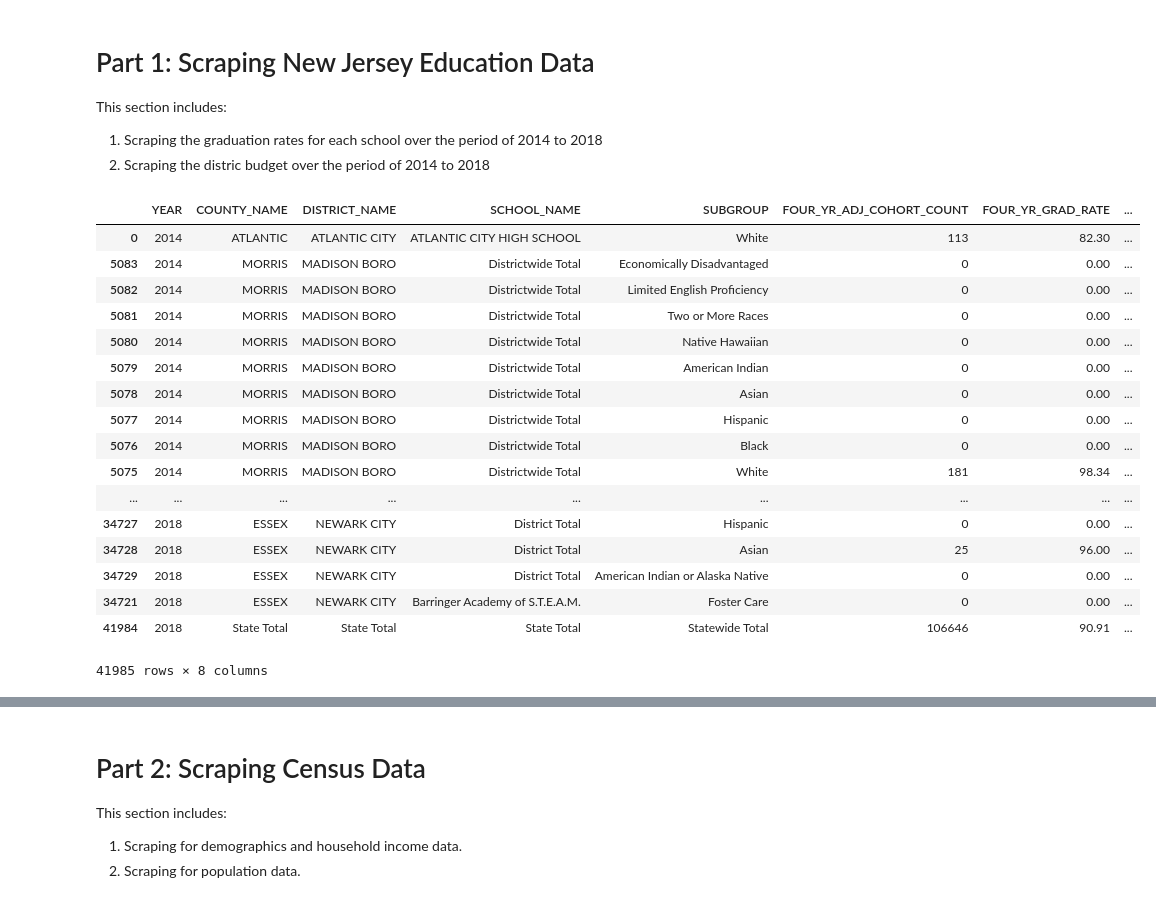
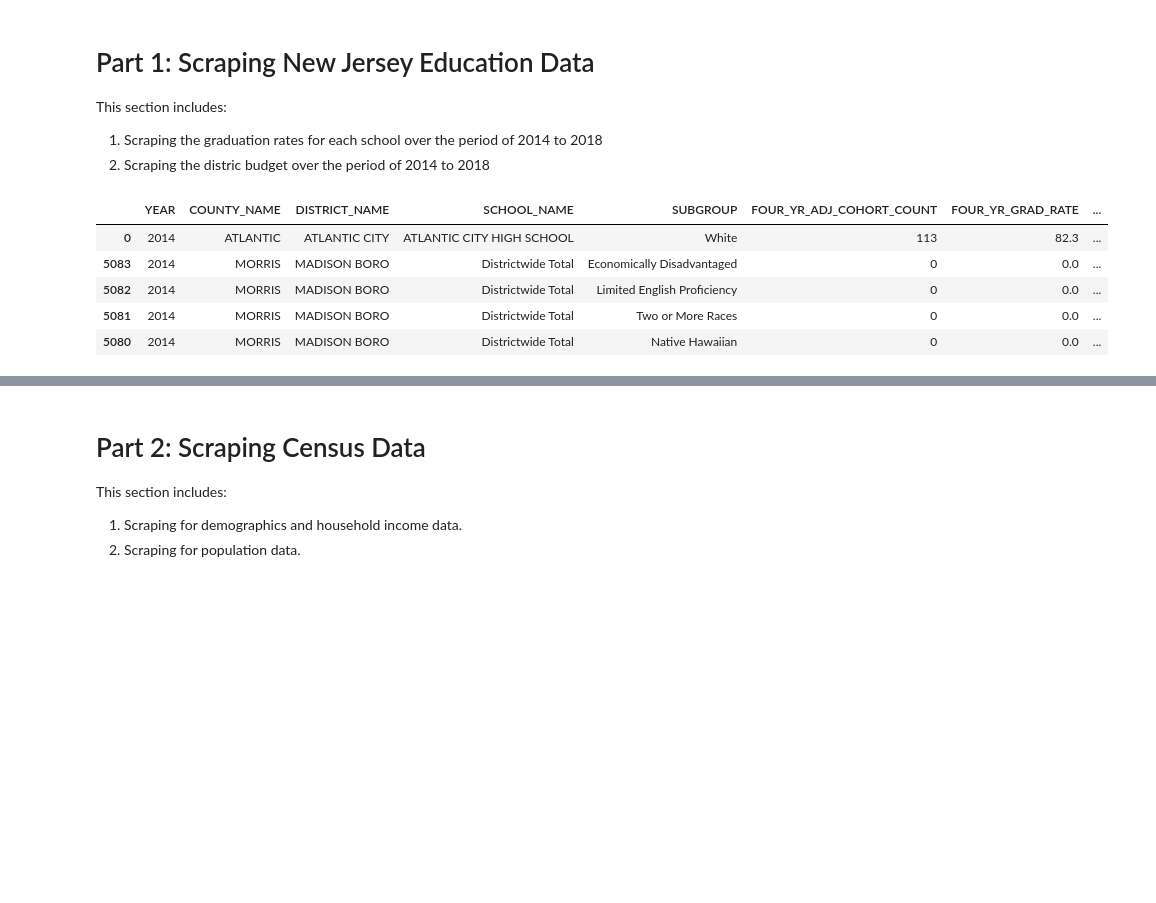
Before and after one commit to ramsun/nj-education, a Jupyter notebook: education_ETL.ipynb, the cells around one changed output, grey strips where cells are left out. Saved outputs shown, nothing was run; the diff lists cells and outputs as text; code cells hidden in the pictures; blank space fills up the shorter version.

Commit message:
Only shows df head now

```diff
--- a/education_ETL.ipynb
+++ b/education_ETL.ipynb
@@ -60,51 +60,39 @@ for (file, year) in zip(districts_list, years):
     # Read data & add to dataframe
     grad_label = pd.read_csv(data)
     df_label = pd.DataFrame(grad_label)
 
     # Transform the scraped data
     # replace * with 0
     df_label['FOUR_YR_GRAD_RATE'] = df_label['FOUR_YR_GRAD_RATE'].str.replace('*','0')
     df_label['FOUR_YR_ADJ_COHORT_COUNT'] = df_label['FOUR_YR_ADJ_COHORT_COUNT'].str.replace('*','0')
     df_label['GRADUATED_COUNT'] = df_label['GRADUATED_COUNT'].str.replace('*','0')
     df_label['FOUR_YR_GRAD_RATE'] = df_label['FOUR_YR_GRAD_RATE'].str.replace('-','0')
     df_label['FOUR_YR_ADJ_COHORT_COUNT'] = df_label['FOUR_YR_ADJ_COHORT_COUNT'].str.replace('-','0')
     df_label['GRADUATED_COUNT'] = df_label['GRADUATED_COUNT'].str.replace('-','0')
     # set previous change to numeric (int)
     df_label['FOUR_YR_GRAD_RATE'] = pd.to_numeric(df_label['FOUR_YR_GRAD_RATE'])
     df_label['FOUR_YR_ADJ_COHORT_COUNT'] = pd.to_numeric(df_label['FOUR_YR_ADJ_COHORT_COUNT'])
     df_label['GRADUATED_COUNT'] = pd.to_numeric(df_label['GRADUATED_COUNT'])
     grad_list.append(df_label)
 
 # Create a dataframe
 graduation_df = pd.concat(grad_list, axis=0, ignore_index=True, sort=False)
 
 graduation_df = graduation_df.filter(['YEAR','COUNTY_NAME', 'DISTRICT_NAME','SCHOOL_NAME','SUBGROUP','FOUR_YR_ADJ_COHORT_COUNT','FOUR_YR_GRAD_RATE','GRADUATED_COUNT'])
 # Cast year as an integer
 graduation_df['YEAR']=graduation_df['YEAR'].astype(int)
 
 graduation_df = graduation_df.sort_values(by=['YEAR'])
 
 # Output to JN
-graduation_df
+graduation_df.head()
 # %% [output]
 |  | YEAR | COUNTY_NAME | DISTRICT_NAME | SCHOOL_NAME | SUBGROUP | FOUR_YR_ADJ_COHORT_COUNT | FOUR_YR_GRAD_RATE | ... |
-| 0 | 2014 | ATLANTIC | ATLANTIC CITY | ATLANTIC CITY HIGH SCHOOL | White | 113 | 82.30 | ... |
-| 5083 | 2014 | MORRIS | MADISON BORO | Districtwide Total | Economically Disadvantaged | 0 | 0.00 | ... |
-| 5082 | 2014 | MORRIS | MADISON BORO | Districtwide Total | Limited English Proficiency | 0 | 0.00 | ... |
-| 5081 | 2014 | MORRIS | MADISON BORO | Districtwide Total | Two or More Races | 0 | 0.00 | ... |
-| 5080 | 2014 | MORRIS | MADISON BORO | Districtwide Total | Native Hawaiian | 0 | 0.00 | ... |
-| 5079 | 2014 | MORRIS | MADISON BORO | Districtwide Total | American Indian | 0 | 0.00 | ... |
-| 5078 | 2014 | MORRIS | MADISON BORO | Districtwide Total | Asian | 0 | 0.00 | ... |
-| 5077 | 2014 | MORRIS | MADISON BORO | Districtwide Total | Hispanic | 0 | 0.00 | ... |
-| 5076 | 2014 | MORRIS | MADISON BORO | Districtwide Total | Black | 0 | 0.00 | ... |
-| 5075 | 2014 | MORRIS | MADISON BORO | Districtwide Total | White | 181 | 98.34 | ... |
-| ... | ... | ... | ... | ... | ... | ... | ... | ... |
-| 34727 | 2018 | ESSEX | NEWARK CITY | District Total | Hispanic | 0 | 0.00 | ... |
-| 34728 | 2018 | ESSEX | NEWARK CITY | District Total | Asian | 25 | 96.00 | ... |
-| 34729 | 2018 | ESSEX | NEWARK CITY | District Total | American Indian or Alaska Native | 0 | 0.00 | ... |
-| 34721 | 2018 | ESSEX | NEWARK CITY | Barringer Academy of S.T.E.A.M. | Foster Care | 0 | 0.00 | ... |
-| 41984 | 2018 | State Total | State Total | State Total | Statewide Total | 106646 | 90.91 | ... |
+| 0 | 2014 | ATLANTIC | ATLANTIC CITY | ATLANTIC CITY HIGH SCHOOL | White | 113 | 82.3 | ... |
+| 5083 | 2014 | MORRIS | MADISON BORO | Districtwide Total | Economically Disadvantaged | 0 | 0.0 | ... |
+| 5082 | 2014 | MORRIS | MADISON BORO | Districtwide Total | Limited English Proficiency | 0 | 0.0 | ... |
+| 5081 | 2014 | MORRIS | MADISON BORO | Districtwide Total | Two or More Races | 0 | 0.0 | ... |
+| 5080 | 2014 | MORRIS | MADISON BORO | Districtwide Total | Native Hawaiian | 0 | 0.0 | ... |
-41985 rows × 8 columns
 # %%
 # Section 2 - Scraping for budget data
 
```
Also changed, not shown: parts of 3 cells of this notebook.
